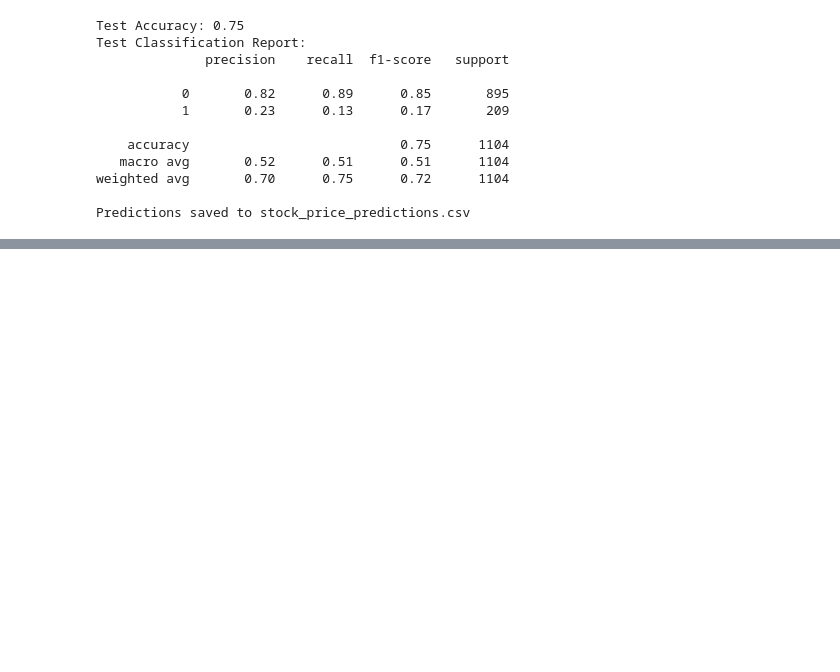
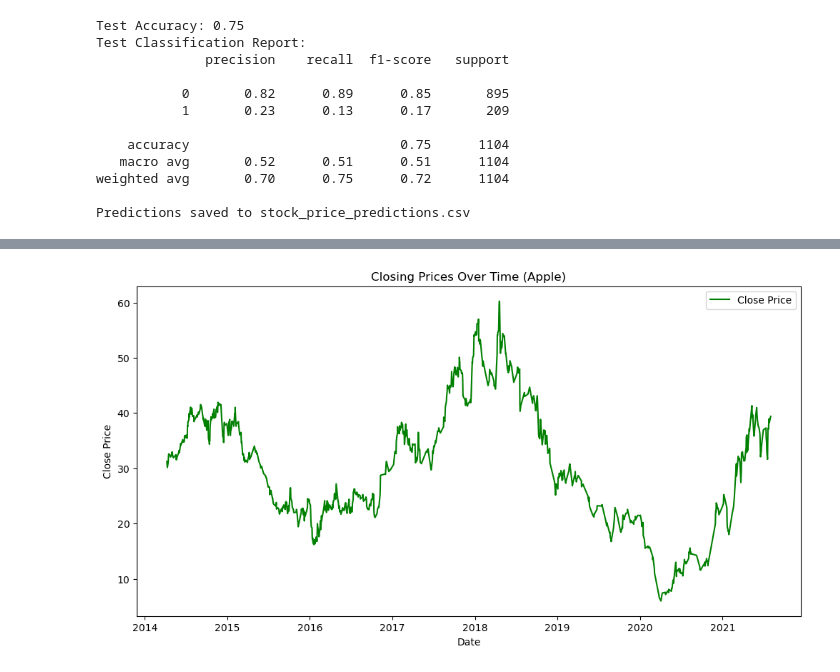
Before and after one commit to TianxiangW1206/Gist_token_BERT_aapl, a Jupyter notebook: Gist_token_model.ipynb, the cells around one changed output, grey strips where cells are left out. Drawn from its saved outputs; the diff is of its cells as text; code cells hidden in the pictures; blank space fills up the shorter version.

```diff
--- a/Gist_token_model.ipynb
+++ b/Gist_token_model.ipynb
@@ -533,0 +459,15 @@ Predictions saved to stock_price_predictions.csv
+# %%
+# Visualization 4: Line plot of closing prices over time
+if "Date" in df.columns:
+    df["Date"] = pd.to_datetime(df["Date"])
+    df.sort_values("Date", inplace=True)
+
+    plt.figure(figsize=(12, 6))
+    sns.lineplot(data=df, x="Date", y="Close", label="Close Price", color="green")
+    plt.title("Closing Prices Over Time (Apple)")
+    plt.xlabel("Date")
+    plt.ylabel("Close Price")
+    plt.legend()
+    plt.show()
+# %% [output]
+[figure, added]
```
Also changed, not shown: parts of 20 cells of this notebook.
